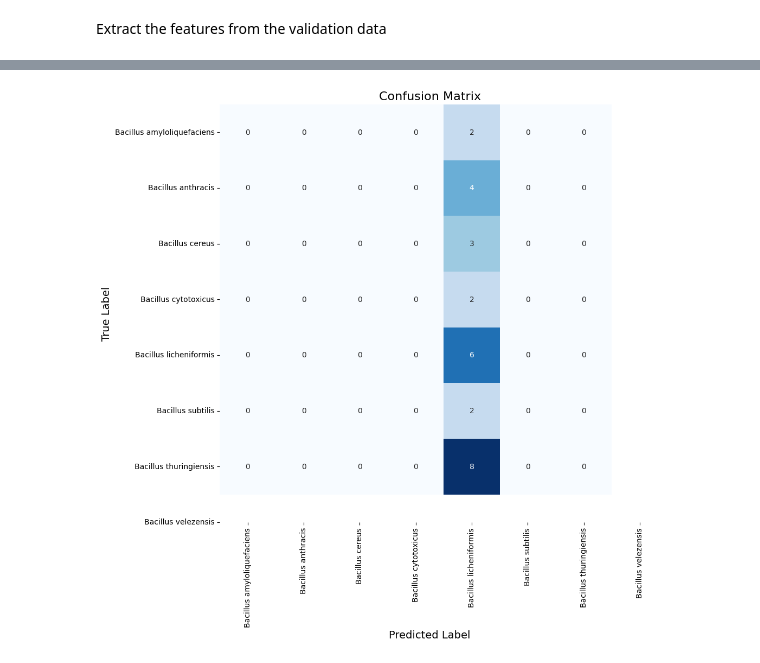
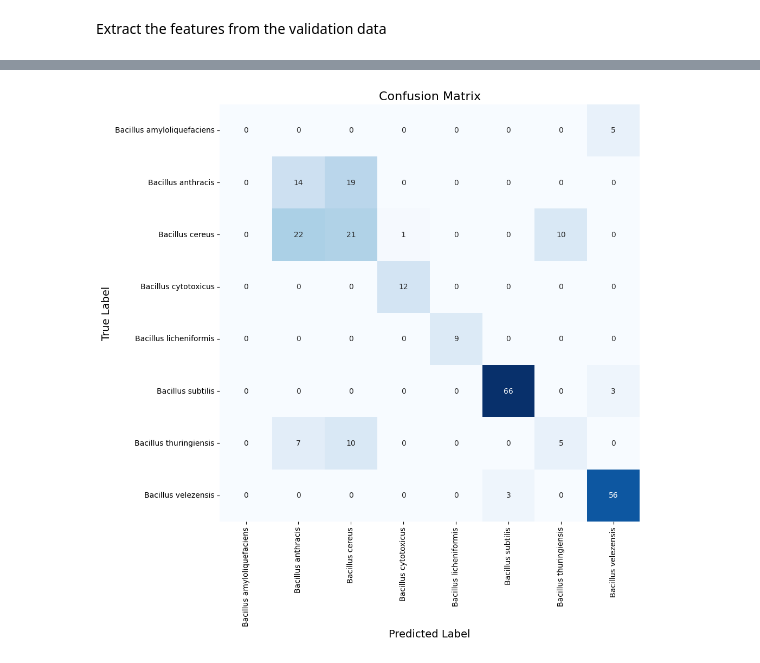
Before and after one commit to makrez/Bioinformatics, a Jupyter notebook: Variational_Autoencoder_16S.ipynb, the cells around one changed output, grey strips where cells are left out. Drawn from its saved outputs; the diff is of its cells as text; code cells hidden in the pictures.

```diff
--- a/Variational_Autoencoder_16S.ipynb
+++ b/Variational_Autoencoder_16S.ipynb
@@ -477,7 +477,7 @@ def main(alignment_length, latent_dim, learning_rate, n_epochs): #, architecture
 if __name__ == '__main__':
     device = torch.device("cuda" if torch.cuda.is_available() else "cpu")
     alignment_length = 1500
-    n_epochs = 3
+    n_epochs = 200
 
     latent_dims = [32]
     learning_rates = [0.00001]
@@ -508,7 +522,7 @@ def extract_features(vae_model, data):
 
 
 # Split the data into train and test set
-new_train_data, new_test_data, new_train_labels, new_test_labels = train_test_split(val_set, val_labels, test_size=0.1)
+new_train_data, new_test_data, new_train_labels, new_test_labels = train_test_split(val_set, val_labels, test_size=0.2)
 
 # Convert data and labels to tensors
 data_tensor = torch.stack([torch.Tensor(d.T) for d in new_train_data])
@@ -560,7 +574,7 @@ classifier = classifier.to(device)
 criterion = nn.NLLLoss()
 optimizer = torch.optim.Adam(classifier.parameters(), lr=learning_rate)
 
-n_epochs = 100
+n_epochs = 1000
 
 # Training loop
 for epoch in range(n_epochs):
@@ -658 +672 @@ Epoch [100/100], Loss: 2.0066
-[figure, old version]
+[figure, new version]
```
Also changed, not shown: parts of 2 cells of this notebook.
